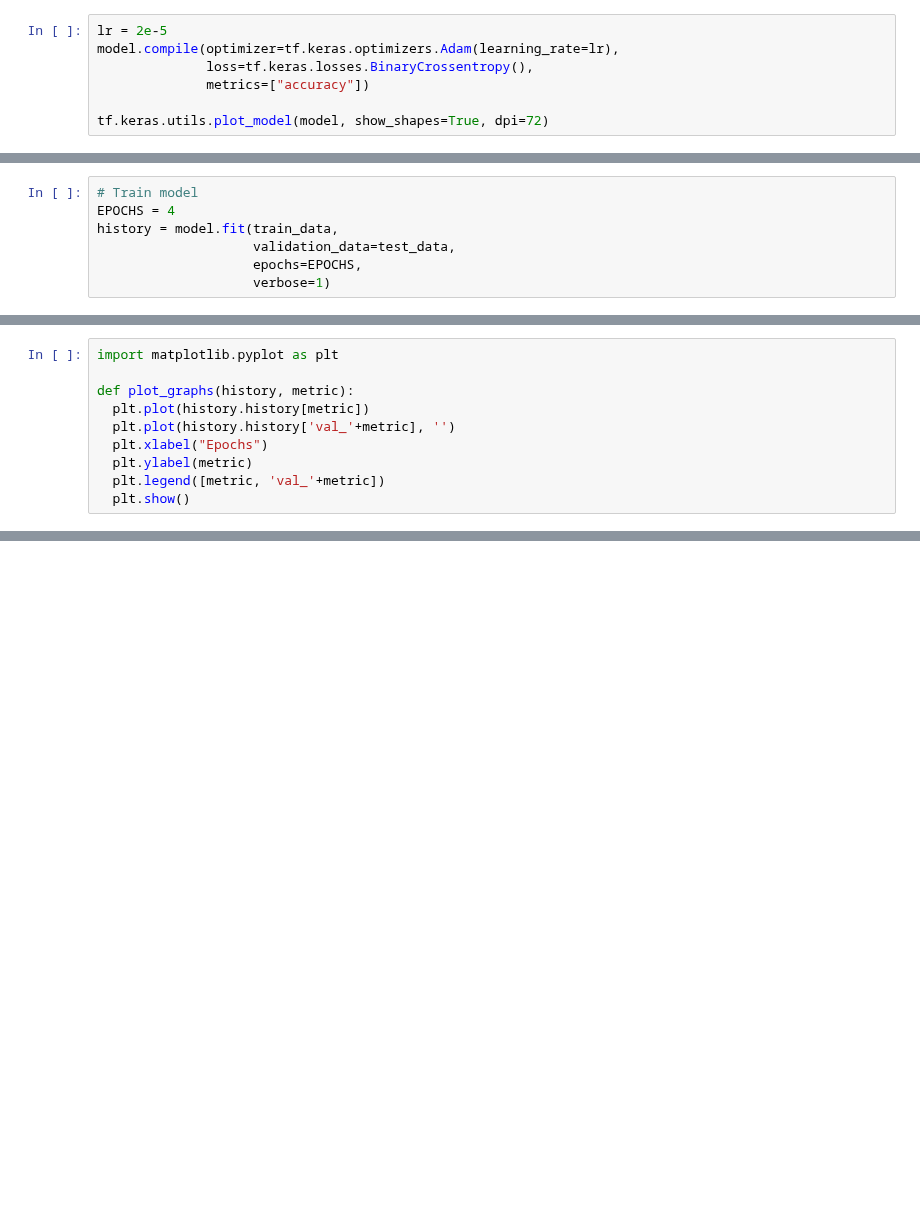
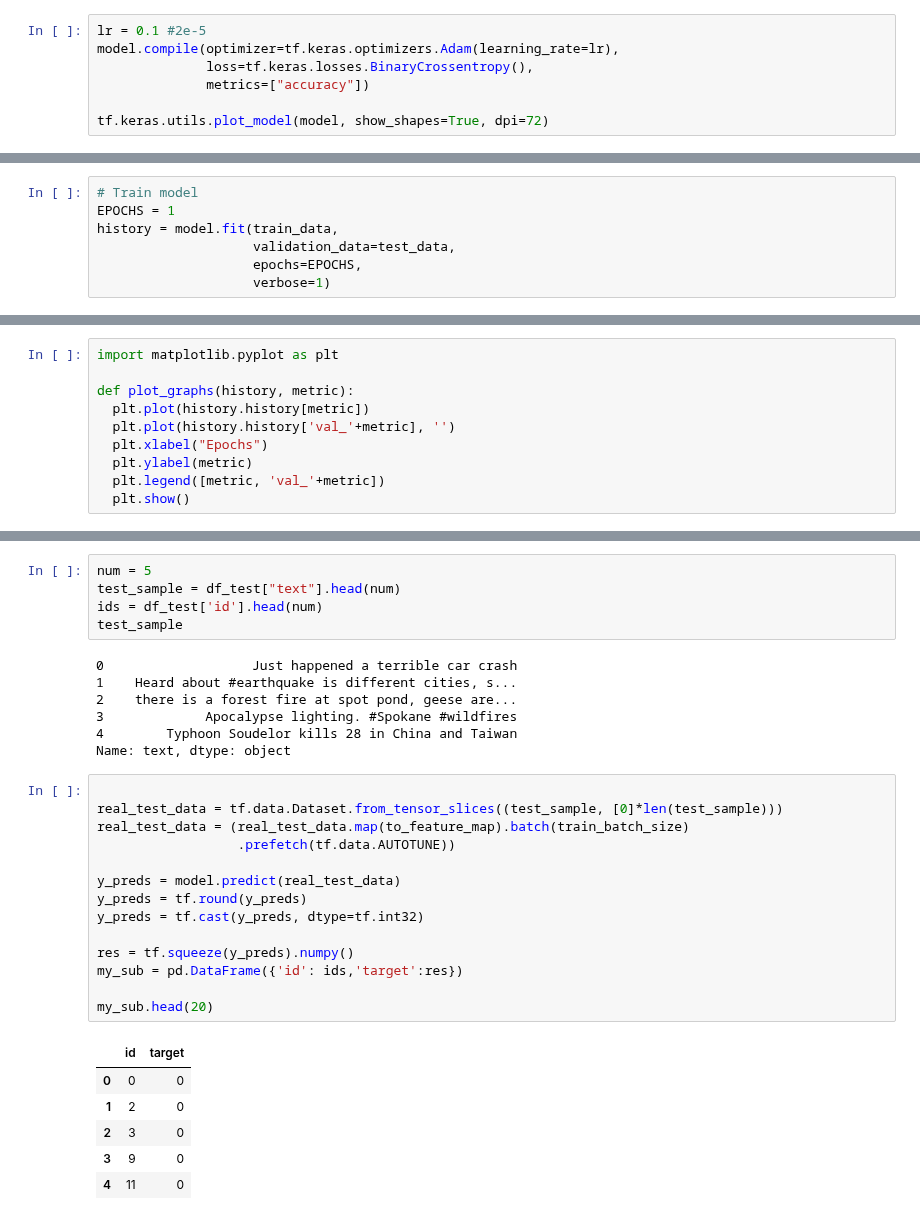
Before and after one commit to gkv856/KaggleData, a Jupyter notebook: GKV_Fine_Tune_BERT_for_Text_Classification_with_TensorFlow.ipynb, the cells around one changed output, grey strips where cells are left out. Cells and saved outputs as stored; diff of their text form; blank space fills up the shorter version.

```diff
--- a/GKV_Fine_Tune_BERT_for_Text_Classification_with_TensorFlow.ipynb
+++ b/GKV_Fine_Tune_BERT_for_Text_Classification_with_TensorFlow.ipynb
@@ -425,7 +428,7 @@ Trainable params: 109,483,009
 Non-trainable params: 1
 __________________________________________________________________________________________________
 # %%
-lr = 2e-5
+lr = 0.1 #2e-5
 model.compile(optimizer=tf.keras.optimizers.Adam(learning_rate=lr),
               loss=tf.keras.losses.BinaryCrossentropy(),
               metrics=["accuracy"])
@@ -435,7 +438,7 @@ tf.keras.utils.plot_model(model, show_shapes=True, dpi=72)
 [figure]
 # %%
 # Train model
-EPOCHS = 4
+EPOCHS = 1
 history = model.fit(train_data,
                     validation_data=test_data,
                     epochs=EPOCHS,
@@ -457,0 +471,33 @@ def plot_graphs(history, metric):
+# %%
+num = 5
+test_sample = df_test["text"].head(num)
+ids = df_test['id'].head(num)
+test_sample
+# %% [output]
+0                   Just happened a terrible car crash
+1    Heard about #earthquake is different cities, s...
+2    there is a forest fire at spot pond, geese are...
+3             Apocalypse lighting. #Spokane #wildfires
+4        Typhoon Soudelor kills 28 in China and Taiwan
+Name: text, dtype: object
+# %%
+
+real_test_data = tf.data.Dataset.from_tensor_slices((test_sample, [0]*len(test_sample)))
+real_test_data = (real_test_data.map(to_feature_map).batch(train_batch_size)
+                  .prefetch(tf.data.AUTOTUNE))
+
+y_preds = model.predict(real_test_data)
+y_preds = tf.round(y_preds)
+y_preds = tf.cast(y_preds, dtype=tf.int32)
+
+res = tf.squeeze(y_preds).numpy()
+my_sub = pd.DataFrame({'id': ids,'target':res})
+
+my_sub.head(20)
+# %% [output]
+|  | id | target |
+| 0 | 0 | 0 |
+| 1 | 2 | 0 |
+| 2 | 3 | 0 |
+| 3 | 9 | 0 |
+| 4 | 11 | 0 |
```
Also changed, not shown: parts of 16 cells of this notebook.
